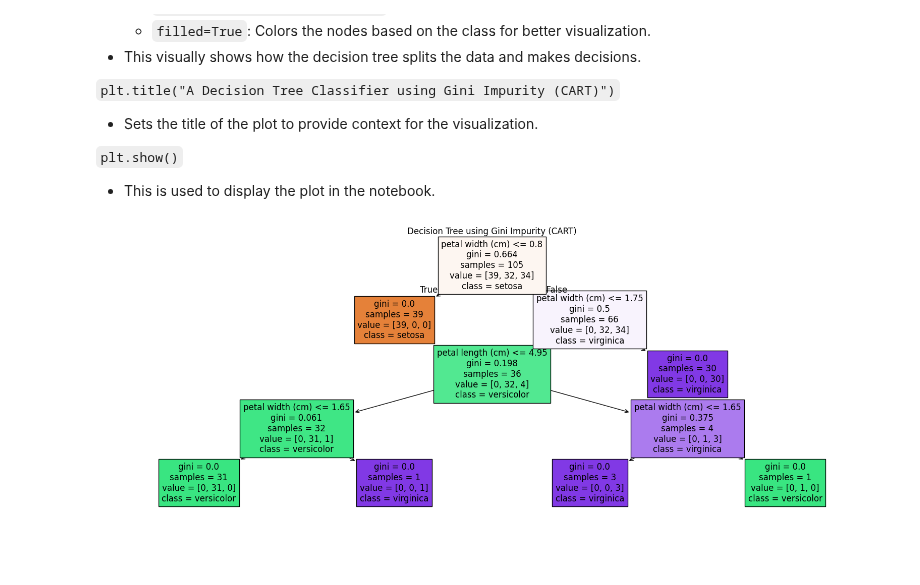
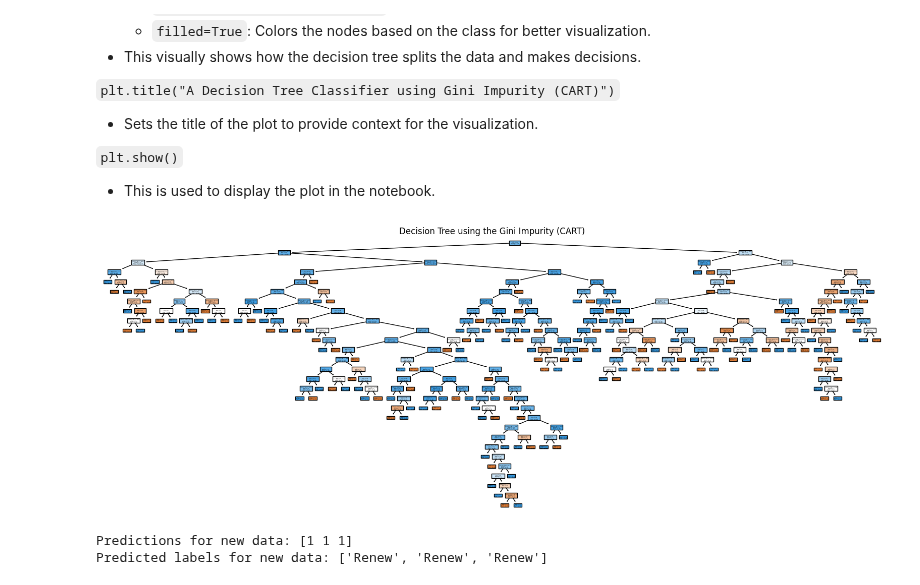
Before and after one commit to course-files/RegressionAndClassification, a Jupyter notebook: 1b_decision_tree.ipynb, the cells around one changed output. Cells and saved outputs as stored; diff of their text form; code cells hidden in the pictures; blank space fills up the shorter version.

```diff
--- a/1b_decision_tree.ipynb
+++ b/1b_decision_tree.ipynb
@@ -179,8 +203,27 @@ This creates a new matplotlib figure with a size of 12 inches by 8 inches to ens
 - This is used to display the plot in the notebook.
 # %%
 plt.figure(figsize=(20, 7))
-plot_tree(clf, feature_names=iris.feature_names, class_names=iris.target_names, filled=True)
-plt.title("Decision Tree using Gini Impurity (CART)")
+plot_tree(clf, feature_names=['monthly_fee','customer_age','support_calls'], class_names= ['Cancel', 'Renew'], filled=True)
+plt.title("Decision Tree using the Gini Impurity (CART)")
 plt.show()
 # %% [output]
-[figure, old version]
+[figure, new version]
+# %%
+# Example: Using the trained model to make predictions on new/unseen data
+# Create a DataFrame with new customer data (replace values as needed)
+new_data = pd.DataFrame({
+    'monthly_fee': [50, 80, 48],
+    'customer_age': [25, 40, 50],
+    'support_calls': [2, 0, 1]
+})
+
+# Predict whether these 3 customers will renew or cancel their subscription
+predictions = clf.predict(new_data)
+print("Predictions for new data:", predictions)
+
+label_map = {0: 'Cancel', 1: 'Renew'}
+predicted_labels = [label_map[p] for p in predictions]
+print("Predicted labels for new data:", predicted_labels)
+# %% [output]
+Predictions for new data: [1 1 1]
+Predicted labels for new data: ['Renew', 'Renew', 'Renew']
```
Also changed, not shown: parts of 7 cells of this notebook.
